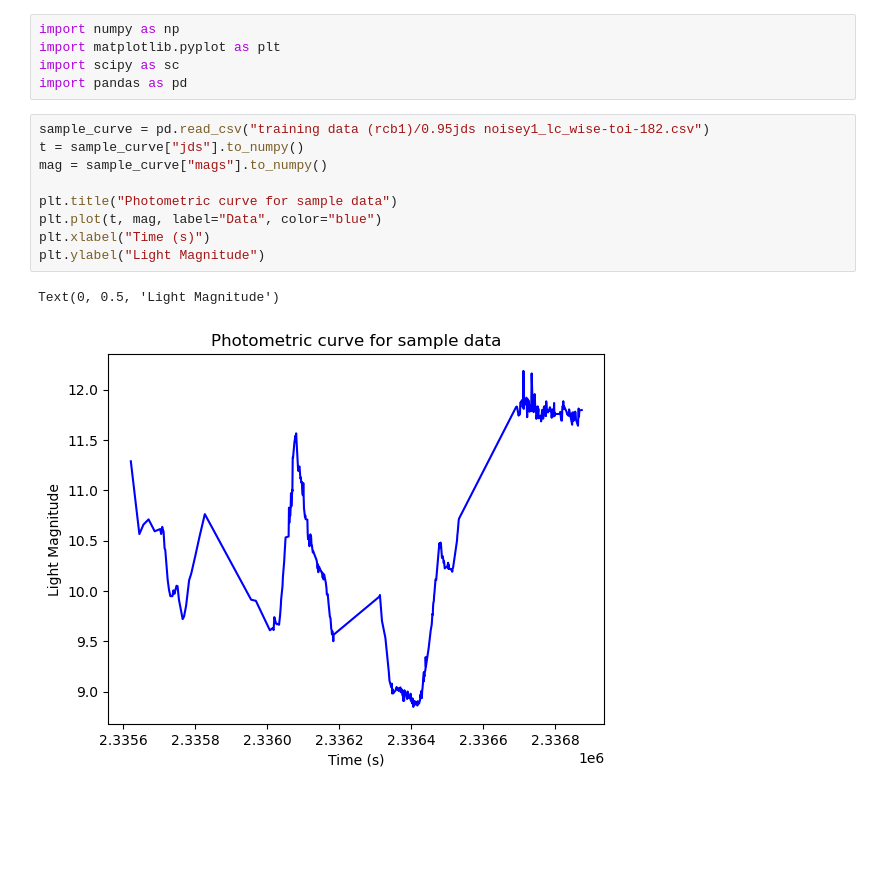
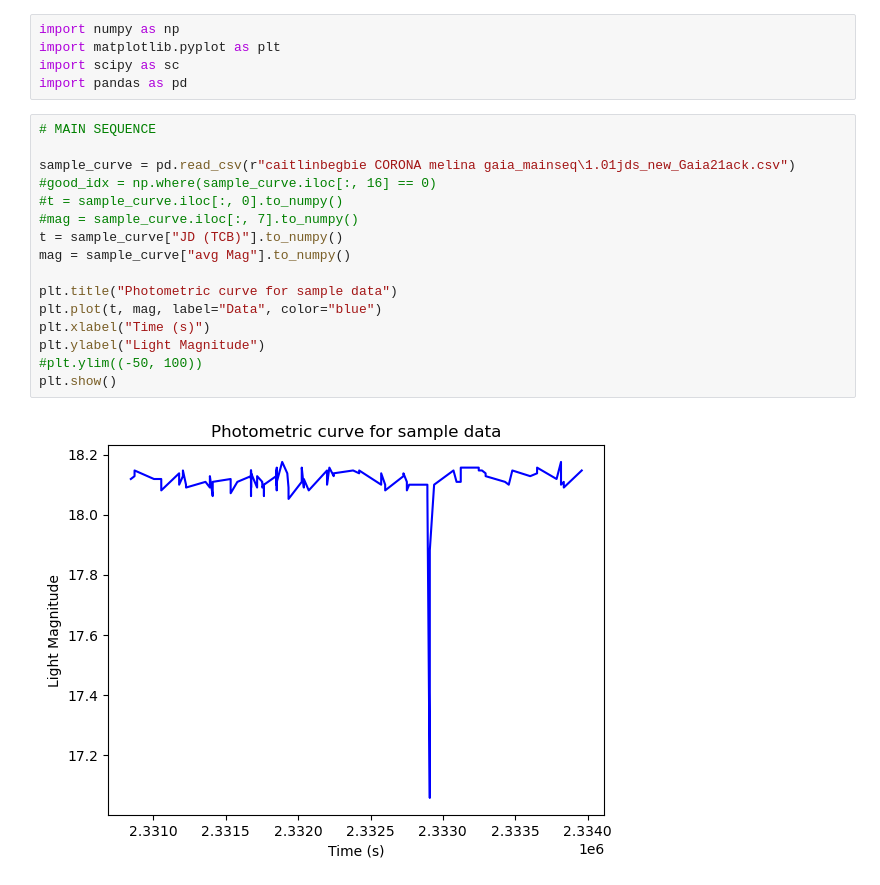
Before and after one commit to caitlinbegbie/CORONA, a Jupyter notebook: analysis.ipynb, the cells around one changed output. Drawn from its saved outputs; the diff is of its cells as text; blank space fills up the shorter version.

```diff
--- a/analysis.ipynb
+++ b/analysis.ipynb
@@ -4,14 +4,20 @@ import matplotlib.pyplot as plt
 import scipy as sc
 import pandas as pd
 # %%
-sample_curve = pd.read_csv("training data (rcb1)/0.95jds noisey1_lc_wise-toi-182.csv")
-t = sample_curve["jds"].to_numpy()
-mag = sample_curve["mags"].to_numpy()
+# MAIN SEQUENCE
+
+sample_curve = pd.read_csv(r"caitlinbegbie CORONA melina gaia_mainseq\1.01jds_new_Gaia21ack.csv")
+#good_idx = np.where(sample_curve.iloc[:, 16] == 0)
+#t = sample_curve.iloc[:, 0].to_numpy()
+#mag = sample_curve.iloc[:, 7].to_numpy()
+t = sample_curve["JD (TCB)"].to_numpy()
+mag = sample_curve["avg Mag"].to_numpy()
 
 plt.title("Photometric curve for sample data")
 plt.plot(t, mag, label="Data", color="blue")
 plt.xlabel("Time (s)")
 plt.ylabel("Light Magnitude")
+#plt.ylim((-50, 100))
+plt.show()
 # %% [output]
-Text(0, 0.5, 'Light Magnitude')
-[figure, old version]
+[figure, new version]
```
Also changed, not shown: parts of 4 cells of this notebook, 4 other files.
